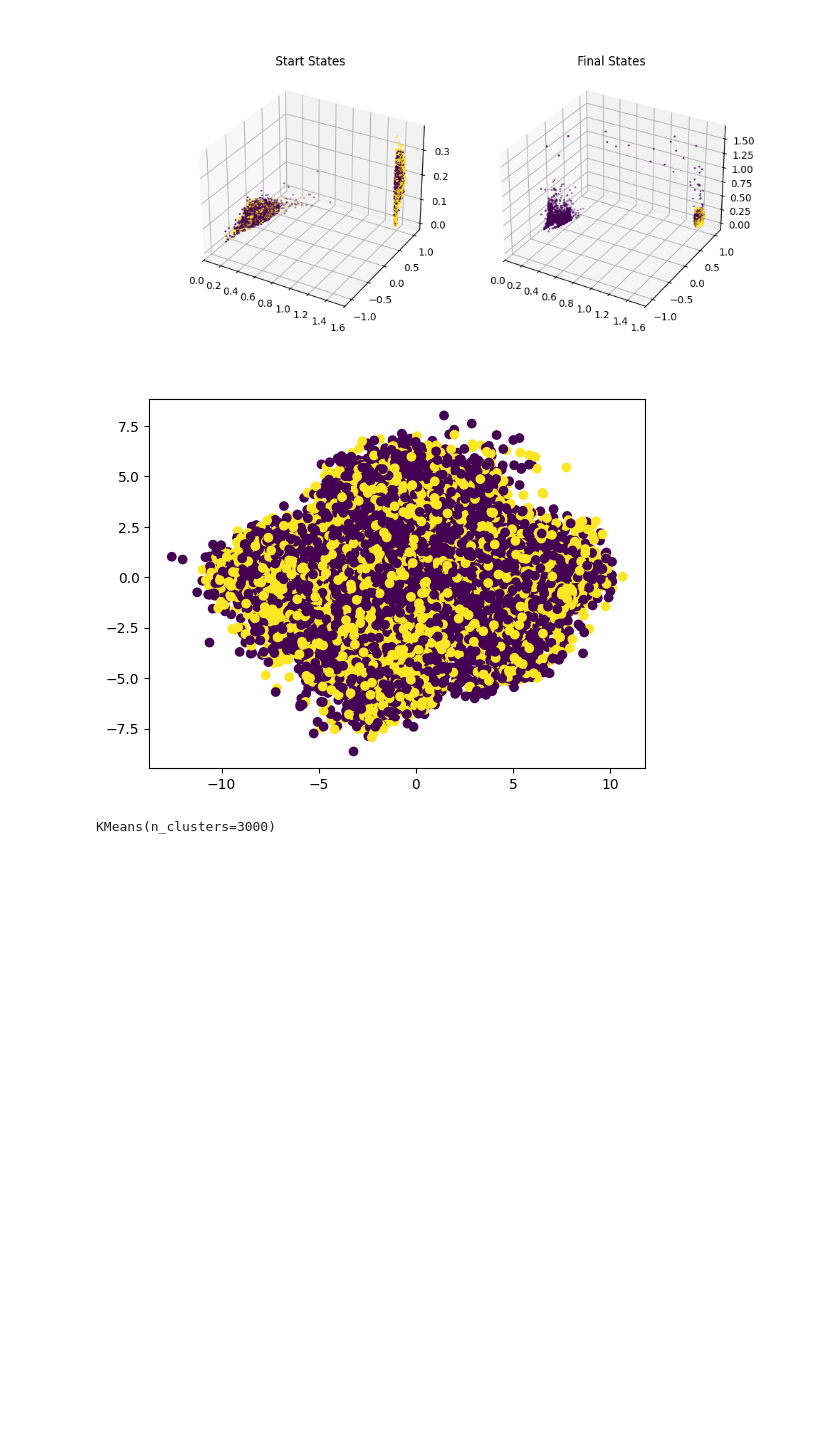
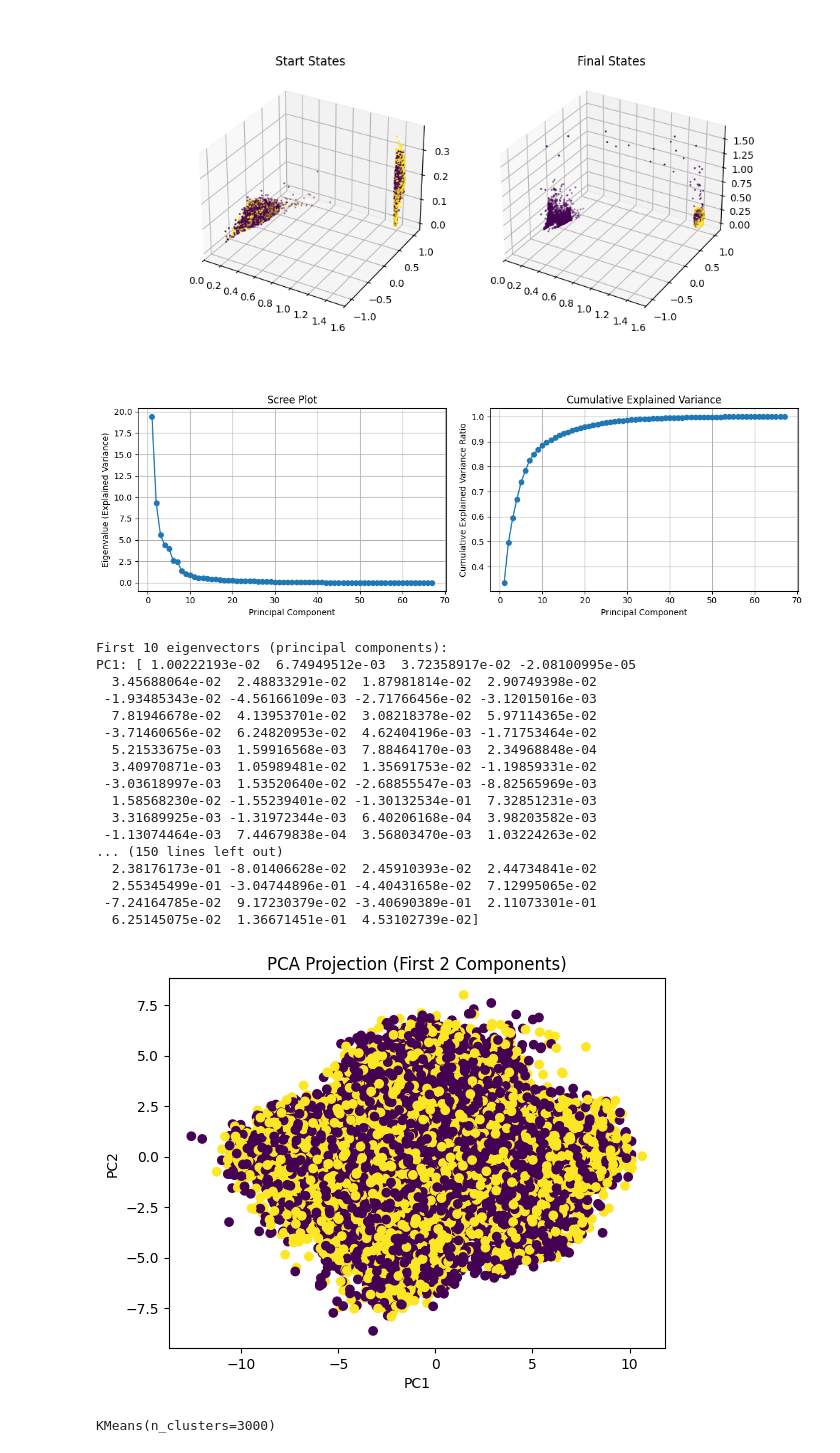
Before and after one commit to dhruvmetha/adaptive_roa, a Jupyter notebook: notebooks/shuffled_idxs.ipynb, the cells around one changed output. Saved outputs shown, nothing was run; the diff lists cells and outputs as text; code cells hidden in the pictures; blank space fills up the shorter version.

```diff
--- a/notebooks/shuffled_idxs.ipynb
+++ b/notebooks/shuffled_idxs.ipynb
@@ -9,7 +9,7 @@ import os
 import torch
 
 data_dir = "/common/users/shared/pracsys/genMoPlan/data_trajectories/humanoid_get_up_slow_stable_split"
-roa_file = "/common/users/shared/pracsys/genMoPlan/data_trajectories/humanoid_get_up_slow_stable_split/roa_labels.txt"
+roa_file = "/common/users/shared/pracsys/genMoPlan/data_trajectories/humanoid_get_up_slow_reach/roa_labels.txt"
 bounds_file = "/common/users/dm1487/arcmg_datasets/humanoid_get_up/humanoid_data_bounds.pkl"
 
 
@@ -17,7 +17,7 @@ system = HumanoidSystem(bounds_file=bounds_file, use_dynamic_bounds=True, head_h
 
 
 
-ckpt_path = "/common/home/dm1487/robotics_research/tripods/olympics-classifier/outputs/humanoid_slow_reach_gaussian001_bs256/2025-11-03_07-40-46"
+ckpt_path = "/common/home/dm1487/robotics_research/tripods/olympics-classifier/outputs/humanoid_slow_reach_gaussian001_bs256_start_states_only/2025-11-04_16-53-04"
 flow_matcher = HumanoidLatentConditionalFlowMatcher.load_from_checkpoint(ckpt_path, device="cuda:0")
 # %% [output]
 ✅ Loaded Humanoid bounds from: /common/users/dm1487/arcmg_datasets/humanoid_get_up/humanoid_data_bounds.pkl
@@ -431,16 +417,63 @@ TypeError: 'NoneType' object is not callable
 # %%
 # sklearn pca
 from sklearn.decomposition import PCA
-pca = PCA(n_components=2)
-# 3d pca
+pca = PCA(n_components=67)  # keep all components to inspect eigenvalues
 pca.fit(roa_data[:, :67])
 pca_data = pca.transform(roa_data[:, :67])
-fig = plt.figure()
-ax = fig.add_subplot(111)
-ax.scatter(pca_data[:, 0], pca_data[:, 1], c=labels.cpu().numpy())
+
+# Plot explained variance (eigenvalues)
+fig, ax = plt.subplots(1, 2, figsize=(12, 4))
+
+# Scree plot
+ax[0].plot(np.arange(1, 68), pca.explained_variance_, 'o-')
+ax[0].set_xlabel('Principal Component')
+ax[0].set_ylabel('Eigenvalue (Explained Variance)')
+ax[0].set_title('Scree Plot')
+ax[0].grid(True)
+
+# Cumulative explained variance
+ax[1].plot(np.arange(1, 68), np.cumsum(pca.explained_variance_ratio_), 'o-')
+ax[1].set_xlabel('Principal Component')
+ax[1].set_ylabel('Cumulative Explained Variance Ratio')
+ax[1].set_title('Cumulative Explained Variance')
+ax[1].grid(True)
+
+plt.tight_layout()
 plt.show()
+
+# Print first 10 eigenvectors (principal components)
+print("First 10 eigenvectors (principal components):")
+for i in range(10):
+    print(f"PC{i+1}: {pca.components_[i]}")
+
+# 2-D scatter for the first two PCs
+fig2 = plt.figure()
+ax2 = fig2.add_subplot(111)
+ax2.scatter(pca_data[:, 0], pca_data[:, 1], c=labels)
+ax2.set_xlabel('PC1')
+ax2.set_ylabel('PC2')
+ax2.set_title('PCA Projection (First 2 Components)')
+plt.show()
 # %% [output]
-[figure, old version]
+[figure, new version]
+First 10 eigenvectors (principal components):
+PC1: [ 1.00222193e-02  6.74949512e-03  3.72358917e-02 -2.08100995e-05
+  3.45688064e-02  2.48833291e-02  1.87981814e-02  2.90749398e-02
+ -1.93485343e-02 -4.56166109e-03 -2.71766456e-02 -3.12015016e-03
+  7.81946678e-02  4.13953701e-02  3.08218378e-02  5.97114365e-02
+ -3.71460656e-02  6.24820953e-02  4.62404196e-03 -1.71753464e-02
+  5.21533675e-03  1.59916568e-03  7.88464170e-03  2.34968848e-04
+  3.40970871e-03  1.05989481e-02  1.35691753e-02 -1.19859331e-02
+ -3.03618997e-03  1.53520640e-02 -2.68855547e-03 -8.82565969e-03
+  1.58568230e-02 -1.55239401e-02 -1.30132534e-01  7.32851231e-03
+  3.31689925e-03 -1.31972344e-03  6.40206168e-04  3.98203582e-03
+ -1.13074464e-03  7.44679838e-04  3.56803470e-03  1.03224263e-02
+... (150 lines left out)
+  2.38176173e-01 -8.01406628e-02  2.45910393e-02  2.44734841e-02
+  2.55345499e-01 -3.04744896e-01 -4.40431658e-02  7.12995065e-02
+ -7.24164785e-02  9.17230379e-02 -3.40690389e-01  2.11073301e-01
+  6.25145075e-02  1.36671451e-01  4.53102739e-02]
+[figure, added]
 # %%
 # sklearn k-means
 from sklearn.cluster import KMeans
```
Also changed, not shown: parts of 13 cells of this notebook, 6 other files.
